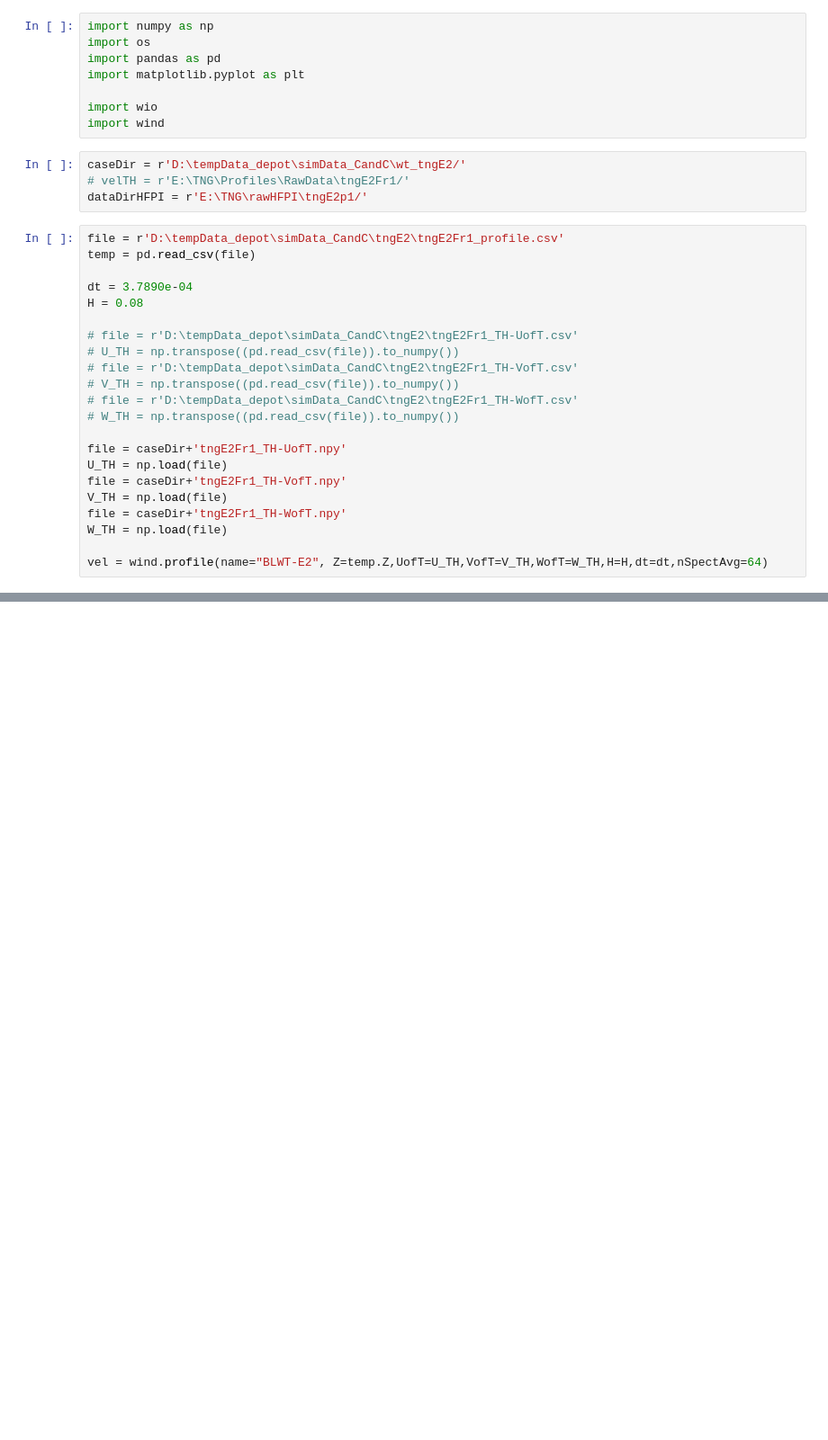
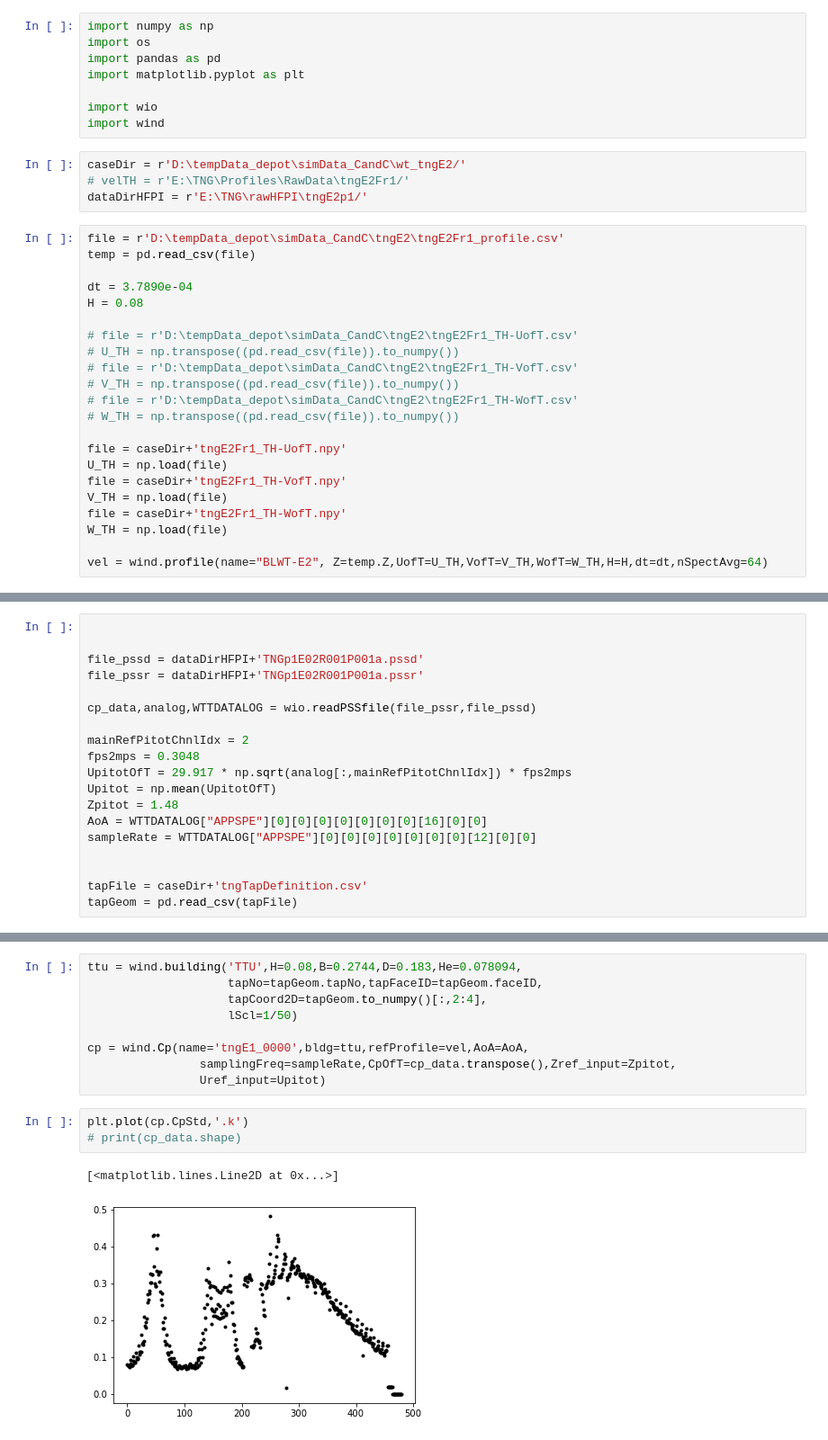
Before and after one commit to Tsinuel/windCalc, a Jupyter notebook: src/lab_wtProc.ipynb, the cells around one changed output, grey strips where cells are left out. Shown at 90% size. Drawn from its saved outputs; the diff is of its cells as text; blank space fills up the shorter version.

```diff
--- a/src/lab_wtProc.ipynb
+++ b/src/lab_wtProc.ipynb
@@ -45,0 +35,19 @@ cp = wind.Cp(name='tngE1_0000',bldg=ttu,)
+# %%
+
+
+file_pssd = dataDirHFPI+'TNGp1E02R001P001a.pssd'
+file_pssr = dataDirHFPI+'TNGp1E02R001P001a.pssr'
+
+cp_data,analog,WTTDATALOG = wio.readPSSfile(file_pssr,file_pssd)
+
+mainRefPitotChnlIdx = 2
+fps2mps = 0.3048
+UpitotOfT = 29.917 * np.sqrt(analog[:,mainRefPitotChnlIdx]) * fps2mps
+Upitot = np.mean(UpitotOfT)
+Zpitot = 1.48
+AoA = WTTDATALOG["APPSPE"][0][0][0][0][0][0][0][16][0][0]
+sampleRate = WTTDATALOG["APPSPE"][0][0][0][0][0][0][0][12][0][0]
+
+
+tapFile = caseDir+'tngTapDefinition.csv'
+tapGeom = pd.read_csv(tapFile)
@@ -45,0 +62,15 @@ cp = wind.Cp(name='tngE1_0000',bldg=ttu,)
+# %%
+ttu = wind.building('TTU',H=0.08,B=0.2744,D=0.183,He=0.078094,
+                    tapNo=tapGeom.tapNo,tapFaceID=tapGeom.faceID,
+                    tapCoord2D=tapGeom.to_numpy()[:,2:4],
+                    lScl=1/50)
+
+cp = wind.Cp(name='tngE1_0000',bldg=ttu,refProfile=vel,AoA=AoA,
+                samplingFreq=sampleRate,CpOfT=cp_data.transpose(),Zref_input=Zpitot,
+                Uref_input=Upitot)
+# %%
+plt.plot(cp.CpStd,'.k')
+# print(cp_data.shape)
+# %% [output]
+[<matplotlib.lines.Line2D at 0x...>]
+[figure, added]
```
Also changed, not shown: parts of 4 cells of this notebook, 3 other files.
